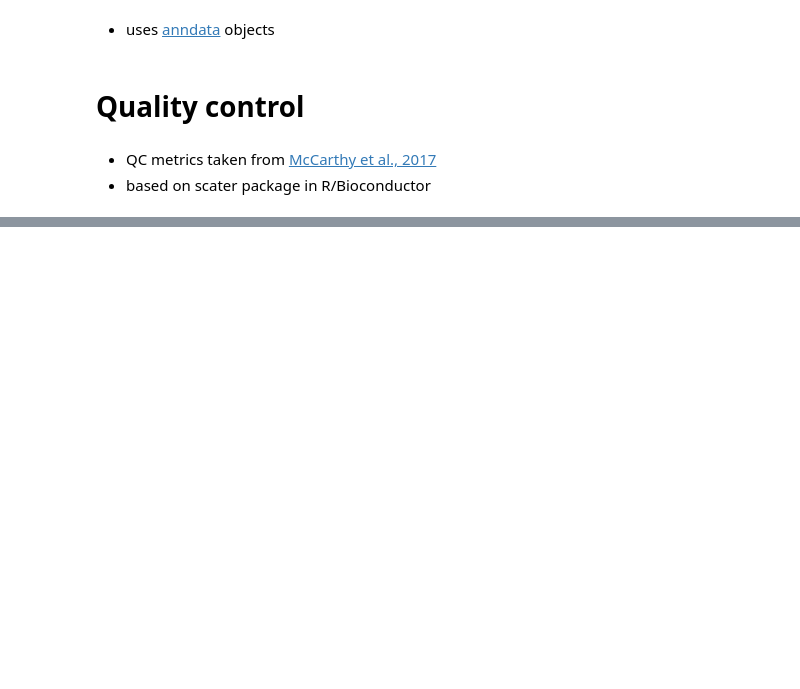
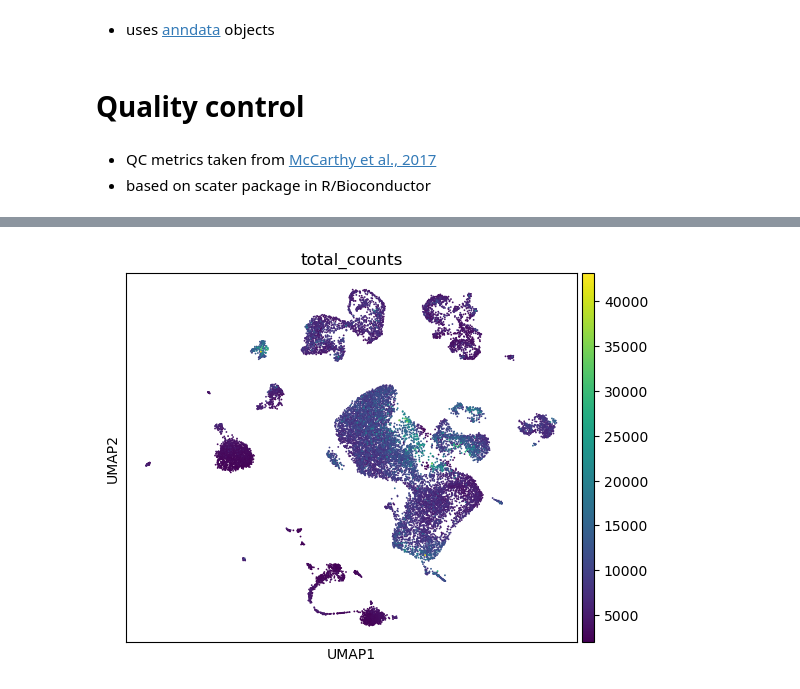
Before and after one commit to eisko/snRNAseq, a Jupyter notebook: prelim_analy.ipynb, the cells around one changed output, grey strips where cells are left out. Saved outputs shown, nothing was run; the diff lists cells and outputs as text; code cells hidden in the pictures; blank space fills up the shorter version.

```diff
--- a/prelim_analy.ipynb
+++ b/prelim_analy.ipynb
@@ -346,0 +857,4 @@ Number of predicted doublets: 1214
+# %%
+sc.pl.umap(adata, color="total_counts")
+# %% [output]
+[figure, added]
```
Also changed, not shown: parts of 120 cells of this notebook.
